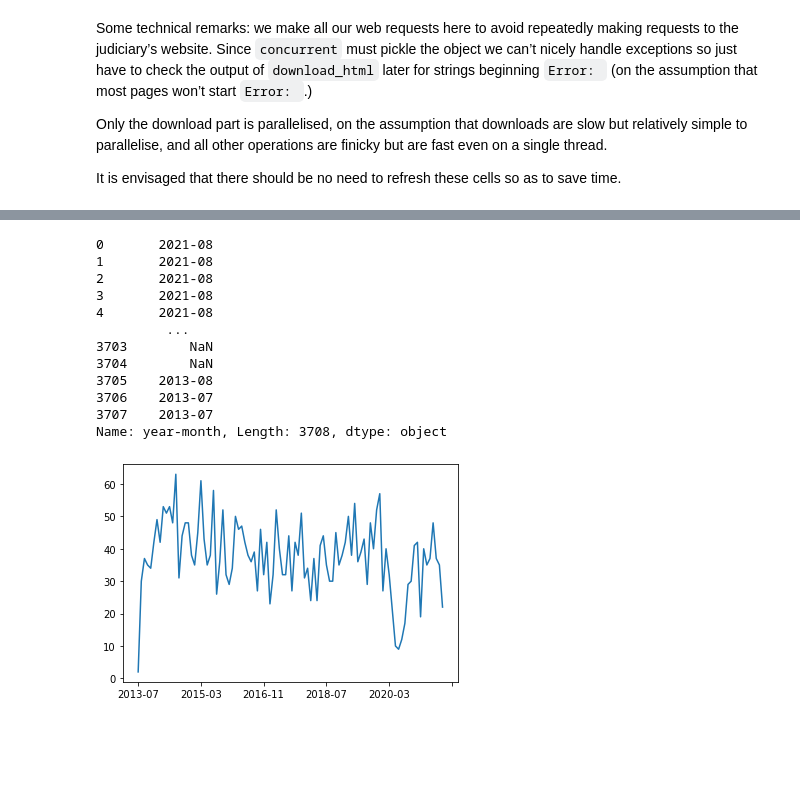
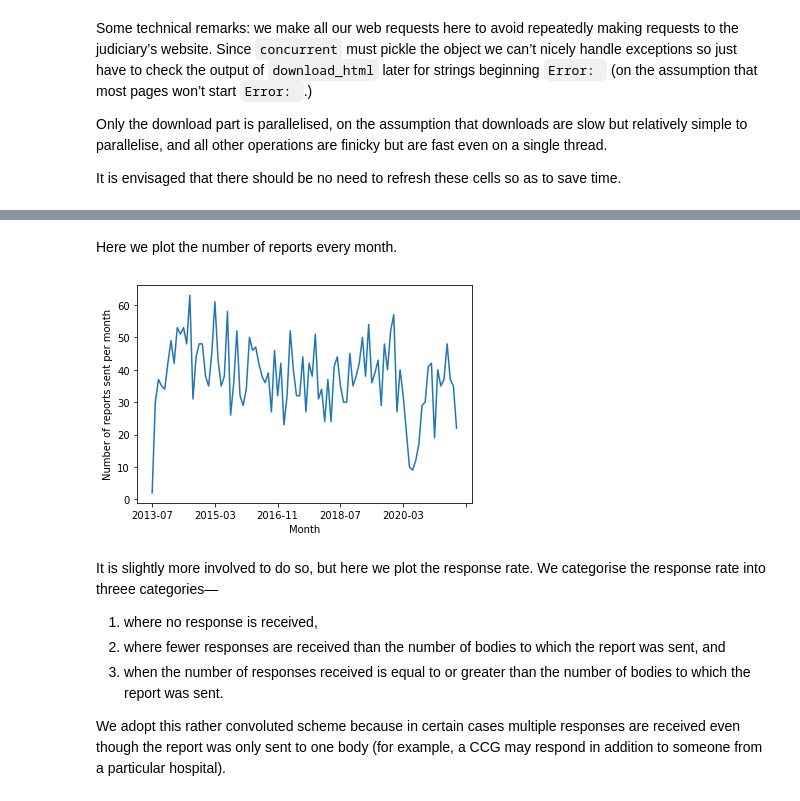
Before and after one commit to georgiarichards/georgiarichards.github.io, a Jupyter notebook: data/Web_scraper_PFDs.ipynb, the cells around one changed output, grey strips where cells are left out. Saved outputs shown, nothing was run; the diff lists cells and outputs as text; code cells hidden in the pictures; blank space fills up the shorter version.

```diff
--- a/data/Web_scraper_PFDs.ipynb
+++ b/data/Web_scraper_PFDs.ipynb
@@ -408,22 +346,27 @@ print(areas)
+# %% [markdown]
+Here we plot the number of reports every month.
 # %%
 df["date of report"] = pd.to_datetime(df["date of report"], errors = 'coerce')
 df["year-month"] = df["date of report"].dropna().apply(lambda dmy: dmy.strftime('%Y-%m'))
 date_counts = df["year-month"].dropna().value_counts().sort_index()
-date_counts.plot.line()
+
+date_plot = date_counts.plot
+
+plt.xlabel("Month")
+plt.ylabel("Number of reports sent per month")
+
+date_plot.line()
+
+plt.savefig("reports-per-month.svg")
 # %% [output]
-0       2021-08
-1       2021-08
-2       2021-08
-3       2021-08
-4       2021-08
-         ...
-3703        NaN
-3704        NaN
-3705    2013-08
-3706    2013-07
-3707    2013-07
-Name: year-month, Length: 3708, dtype: object
-[figure, old version]
+[figure, new version]
+# %% [markdown]
+It is slightly more involved to do so, but here we plot the response rate. We categorise the response rate into threee categories—
+1. where no response is received,
+2. where fewer responses are received than the number of bodies to which the report was sent, and
+3. when the number of responses received is equal to or greater than the number of bodies to which the report was sent.
+
+We adopt this rather convoluted scheme because in certain cases multiple responses are received even though the report was only sent to one body (for example, a CCG may respond in addition to someone from a particular hospital).
 # %%
 def get_response_rate(row):
     if row["number of responses"] == 0:
```
Also changed, not shown: parts of 12 cells of this notebook, 4 other files.
